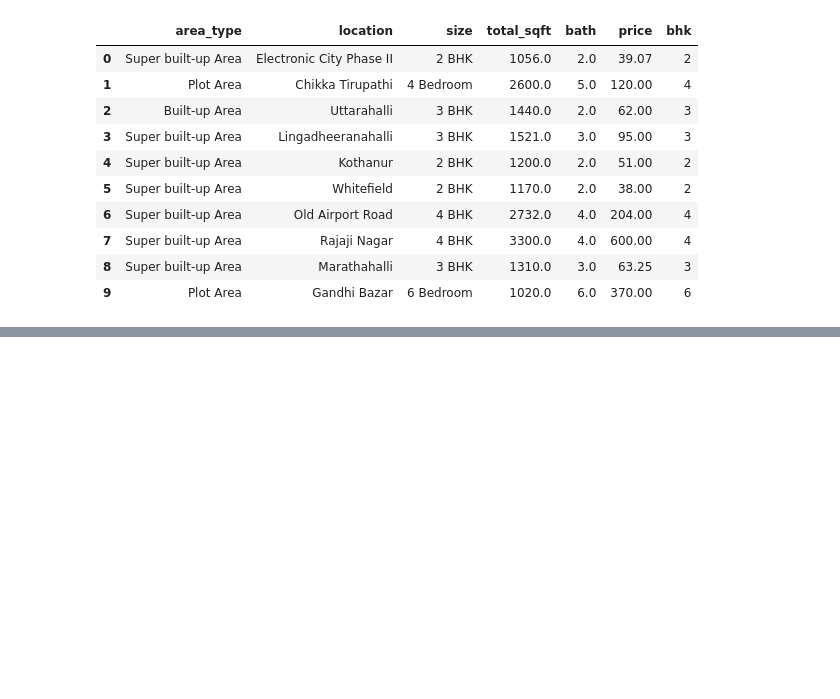
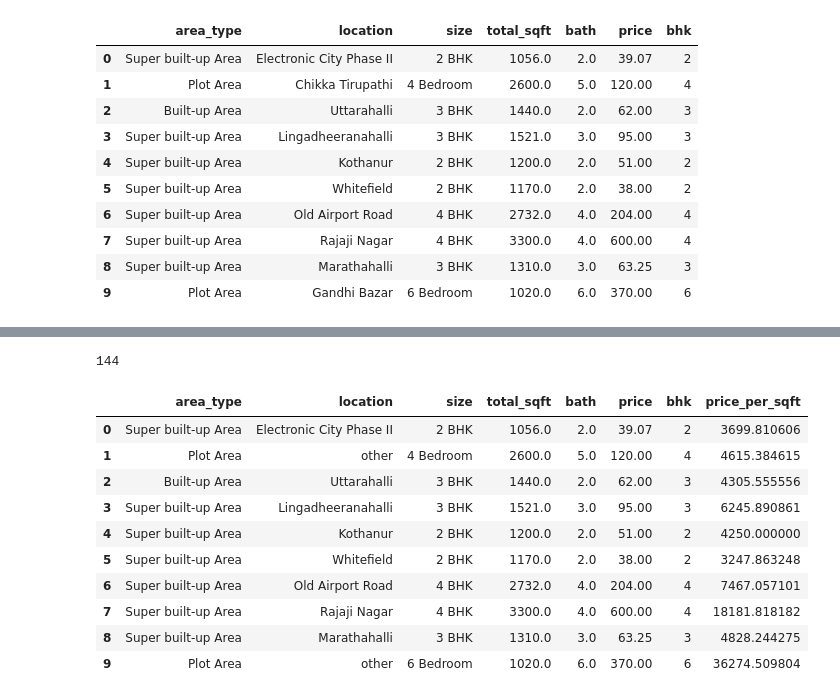
Before and after one commit to Pranav3608/Bengaluru_RealEstate_Housing_Prediction, a Jupyter notebook: model.ipynb, the cells around one changed output, grey strips where cells are left out. Cells and saved outputs as stored; diff of their text form; code cells hidden in the pictures; blank space fills up the shorter version.

```diff
--- a/model.ipynb
+++ b/model.ipynb
@@ -201,0 +229,5 @@ df_cleaned.head(10)
+# %%
+df_cleaned.location = df_cleaned.location.apply(lambda x: x.strip())
+
+location_stats = df_cleaned.groupby('location')['location'].aggregate('count').sort_values(ascending=False)
+location_stats
@@ -201,0 +252,3 @@ df_cleaned.head(10)
+# %%
+location_stats_less_than_20 = location_stats[location_stats<=20]
+location_stats_less_than_20
@@ -201,0 +269,21 @@ df_cleaned.head(10)
+# %%
+# Defining threshold for Categorizing less frequent locations into 'OTHER' Category
+df_cleaned.location = df_cleaned.location.apply(lambda x: 'other' if x in location_stats_less_than_20 else x)
+# %%
+len(df_cleaned.location.unique())
+# %% [output]
+144
+# %%
+df_cleaned.head(10)
+# %% [output]
+|  | area_type | location | size | total_sqft | bath | price | bhk | price_per_sqft |
+| 0 | Super built-up Area | Electronic City Phase II | 2 BHK | 1056.0 | 2.0 | 39.07 | 2 | 3699.810606 |
+| 1 | Plot Area | other | 4 Bedroom | 2600.0 | 5.0 | 120.00 | 4 | 4615.384615 |
+| 2 | Built-up Area | Uttarahalli | 3 BHK | 1440.0 | 2.0 | 62.00 | 3 | 4305.555556 |
+| 3 | Super built-up Area | Lingadheeranahalli | 3 BHK | 1521.0 | 3.0 | 95.00 | 3 | 6245.890861 |
+| 4 | Super built-up Area | Kothanur | 2 BHK | 1200.0 | 2.0 | 51.00 | 2 | 4250.000000 |
+| 5 | Super built-up Area | Whitefield | 2 BHK | 1170.0 | 2.0 | 38.00 | 2 | 3247.863248 |
+| 6 | Super built-up Area | Old Airport Road | 4 BHK | 2732.0 | 4.0 | 204.00 | 4 | 7467.057101 |
+| 7 | Super built-up Area | Rajaji Nagar | 4 BHK | 3300.0 | 4.0 | 600.00 | 4 | 18181.818182 |
+| 8 | Super built-up Area | Marathahalli | 3 BHK | 1310.0 | 3.0 | 63.25 | 3 | 4828.244275 |
+| 9 | Plot Area | other | 6 Bedroom | 1020.0 | 6.0 | 370.00 | 6 | 36274.509804 |
```
Also changed, not shown: parts of 7 cells of this notebook.
